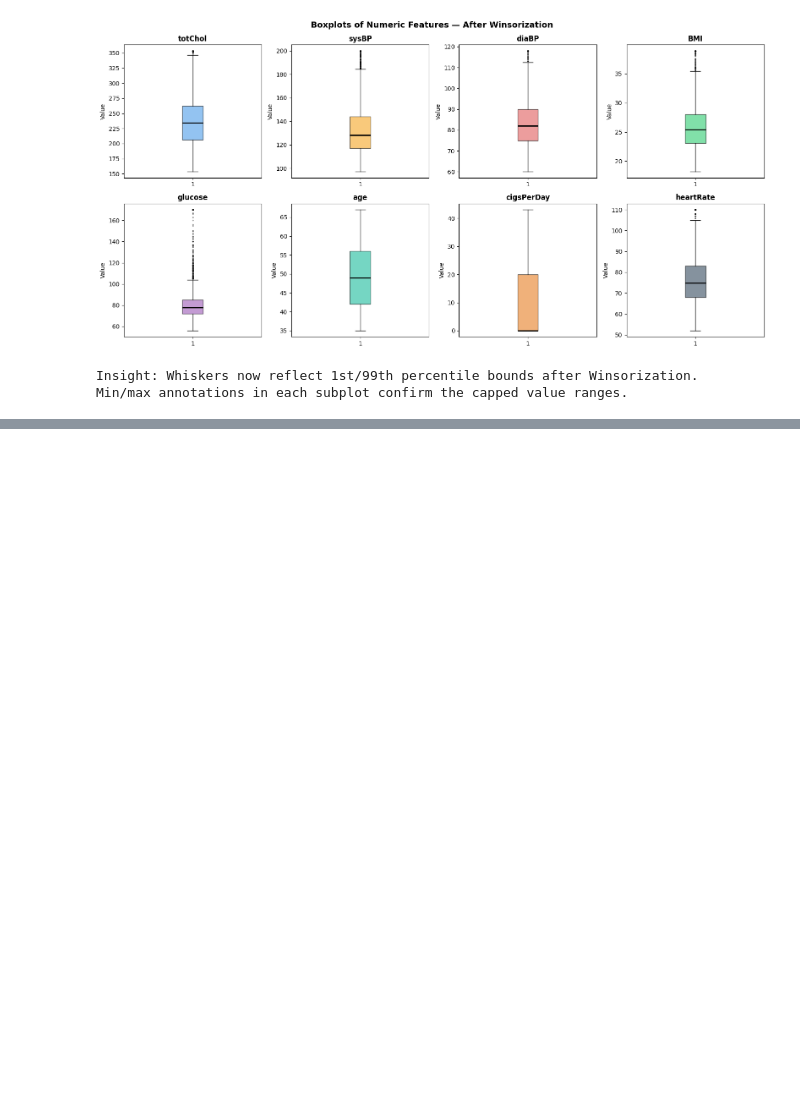
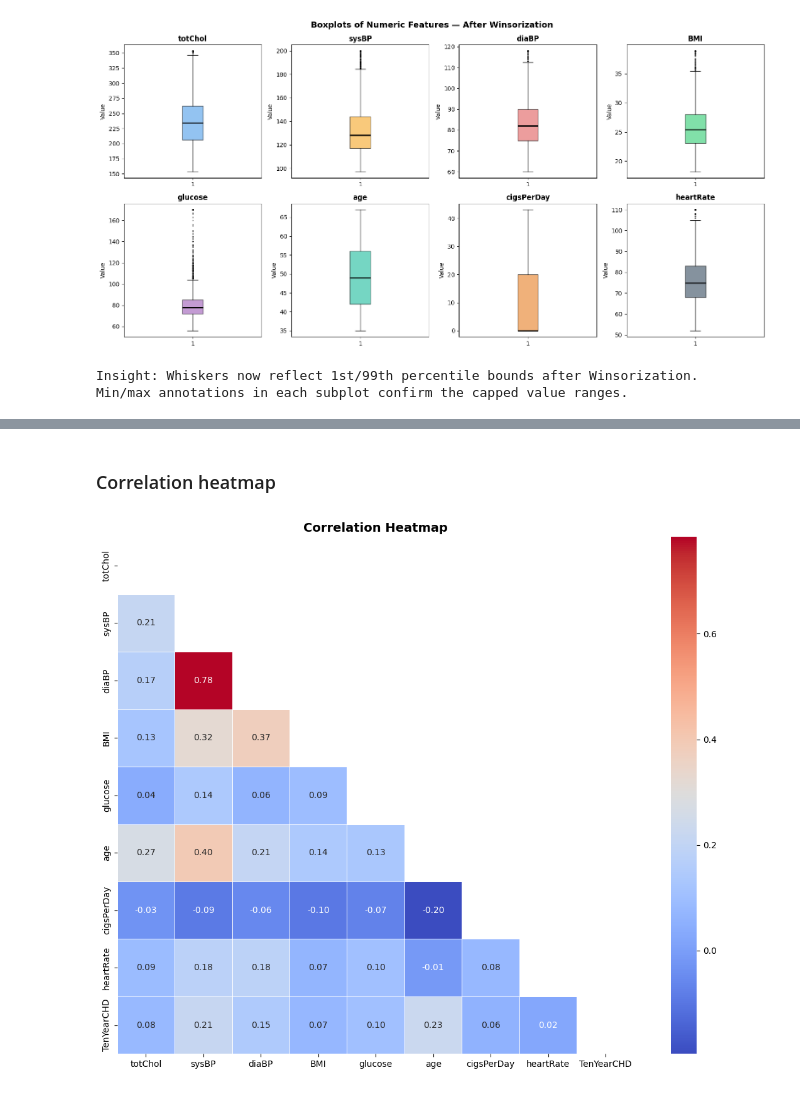
Before and after one commit to olkanth/MSCS_634_Project, a Jupyter notebook: MSCS_634_Project_Deliverable4.ipynb, the cells around one changed output, grey strips where cells are left out. Saved outputs shown, nothing was run; the diff lists cells and outputs as text; code cells hidden in the pictures; blank space fills up the shorter version.

```diff
--- a/MSCS_634_Project_Deliverable4.ipynb
+++ b/MSCS_634_Project_Deliverable4.ipynb
@@ -379,0 +438,14 @@ Min/max annotations in each subplot confirm the capped value ranges.
+# %% [markdown]
+### Correlation heatmap
+# %%
+fig, ax = plt.subplots(figsize=(12, 9))
+corr = df_clean_data[all_numeric_cols + ["TenYearCHD"]].corr()
+mask = np.triu(np.ones_like(corr, dtype=bool))
+sns.heatmap(corr, mask=mask, annot=True, fmt=".2f", cmap="coolwarm",
+            square=True, linewidths=0.5, ax=ax)
+ax.set_title("Correlation Heatmap", fontsize=14, fontweight="bold")
+plt.tight_layout()
+plt.savefig("Visualizations/5_correlation_heatmap.png", bbox_inches="tight")
+plt.show()
+# %% [output]
+[figure, added]
```
Also changed, not shown: parts of 11 cells of this notebook.
